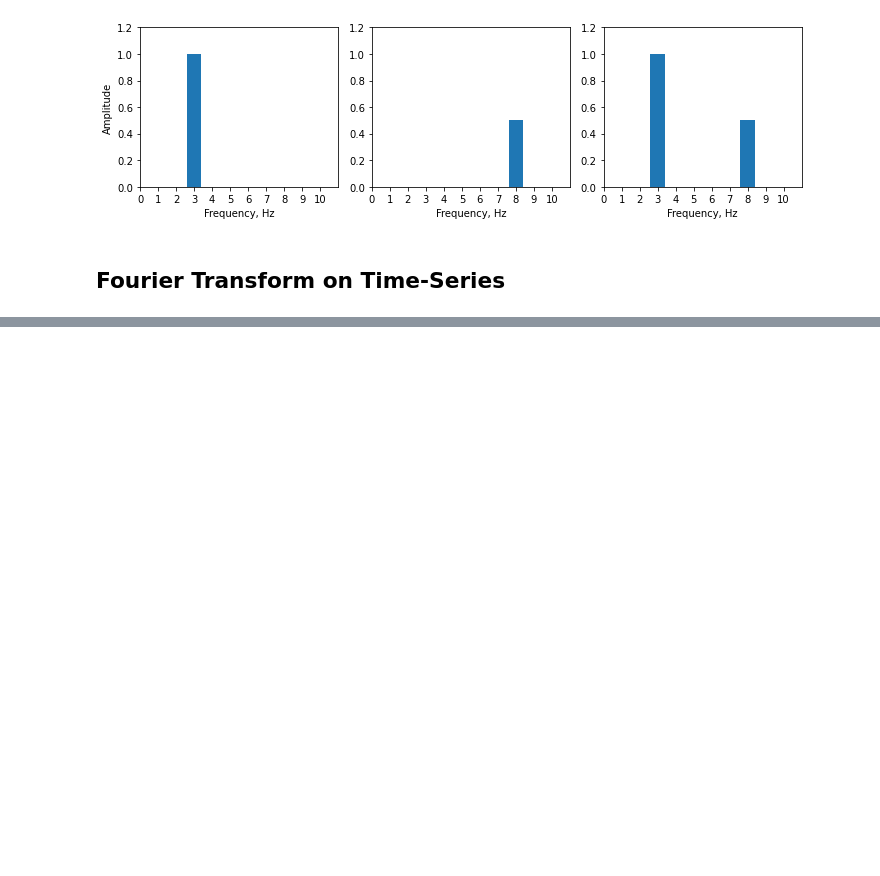
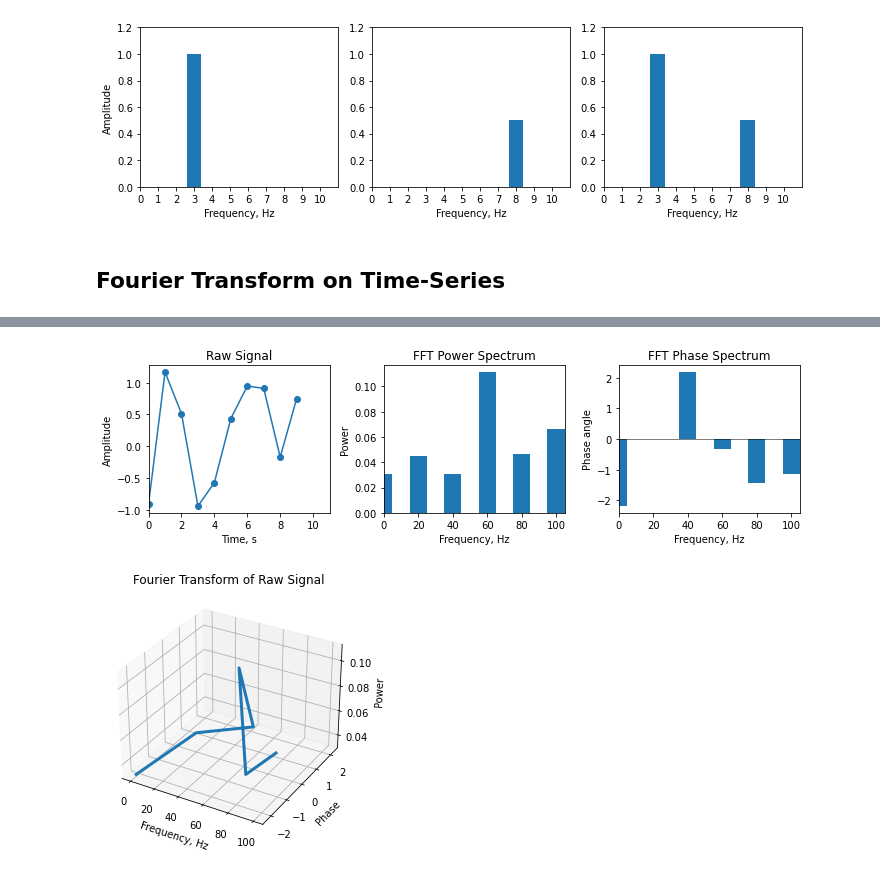
Before and after one commit to samisnotinsane/neural-signal-processing, a Jupyter notebook: fast_fourier_transform.ipynb, the cells around one changed output, grey strips where cells are left out. Cells and saved outputs as stored; diff of their text form; code cells hidden in the pictures; blank space fills up the shorter version.

Commit message:
Adding 3D Fourier transform plot

```diff
--- a/fourier_transform.ipynb
+++ b/fast_fourier_transform.ipynb
@@ -109,0 +118,67 @@ plt.savefig('figures/fourier_frex.png')
+# %%
+N = 10                       # length of sequence
+data = np.random.randn(1, N) # random numbers
+srate = 200                  # sampling rate in Hz
+nyquist = srate/2            # Nyquist frequency - the highest frequency we can measure in the data
+
+# initialise Fourier output matrix
+fourier = np.zeros_like(data, dtype=complex)
+
+# Actual frequencies in Hz that will be returned by the Fourier transform.
+# The number of unique frequencies we can measure is exactly 1/2 of the
+# number of data points in the time series + DC component.
+frequencies = np.linspace(0, nyquist, int(N/2+1))
+time = (np.arange(0, N)-1) / N
+
+# Fourier transform is dot product between sine wave and data at each frequency
+# see eqn above.
+for k in range(N):
+    # complex number i is represented as j
+    sine_wave = np.exp(-1j * 2 * np.pi * (k-1) * time)
+    fourier[:,k] = np.sum((sine_wave * data))
+fourier = fourier / N
+
+fig, axes = plt.subplots(figsize=(10,3), nrows=1, ncols=3)
+
+axes[0].plot(np.arange(0, 10, 1), data.T, '-o')
+axes[0].set_xlim(0, N+1)
+axes[0].set_xlabel('Time, s')
+axes[0].set_ylabel('Amplitude')
+axes[0].set_title('Raw Signal')
+
+axes[1].bar(frequencies, (np.abs(fourier[:, 0:int(N/2+1)])**2).reshape(-1,), width=10)
+axes[1].set_xlim(0, 105)
+axes[1].xaxis.set_ticks(np.arange(0, 105, 20))
+axes[1].set_xlabel('Frequency, Hz')
+axes[1].set_ylabel('Power')
+axes[1].set_title('FFT Power Spectrum')
+
+axes[2].bar(frequencies, np.angle(fourier[:, 0:int(N/2+1)]).reshape(-1,), width=10)
+axes[2].axhline(y=0, color='k', linestyle='-', linewidth=.5)
+axes[2].set_xlim(0, 105)
+axes[2].set_xlabel('Frequency, Hz')
+axes[2].set_ylabel('Phase angle')
+axes[2].xaxis.set_ticks(np.arange(0, 105, 20))
+axes[2].set_title('FFT Phase Spectrum')
+
+fig.tight_layout()
+fig.savefig('figures/time_series_fourier_attrs.png')
+
+fig = plt.figure()
+ax = plt.axes(projection='3d')
+ax.plot3D(frequencies,
+          np.angle(fourier[:, 0:int(N/2+1)]).reshape(-1,),
+          (np.abs(fourier[:, 0:int(N/2+1)])**2).reshape(-1,),
+          linestyle='-',
+          linewidth=3,
+         )
+ax.set_xlabel('Frequency, Hz')
+ax.set_ylabel('Phase')
+ax.set_zlabel('Power')
+ax.set_title('Fourier Transform of Raw Signal')
+
+fig.tight_layout()
+fig.savefig('figures/3d_fourier.png')
+# %% [output]
+[figure, added]
+[figure, added]
```
Also changed, not shown: parts of 1 cell of this notebook, 3 other files.
